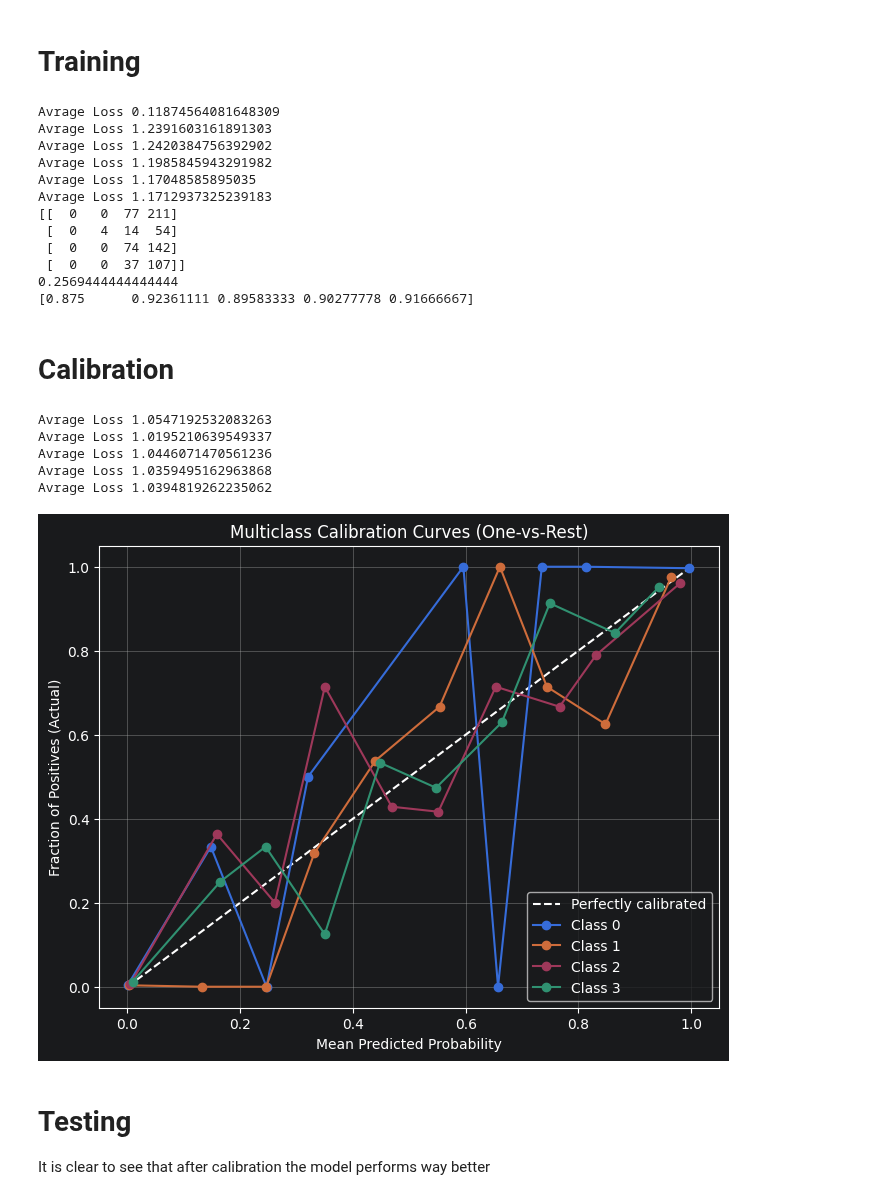
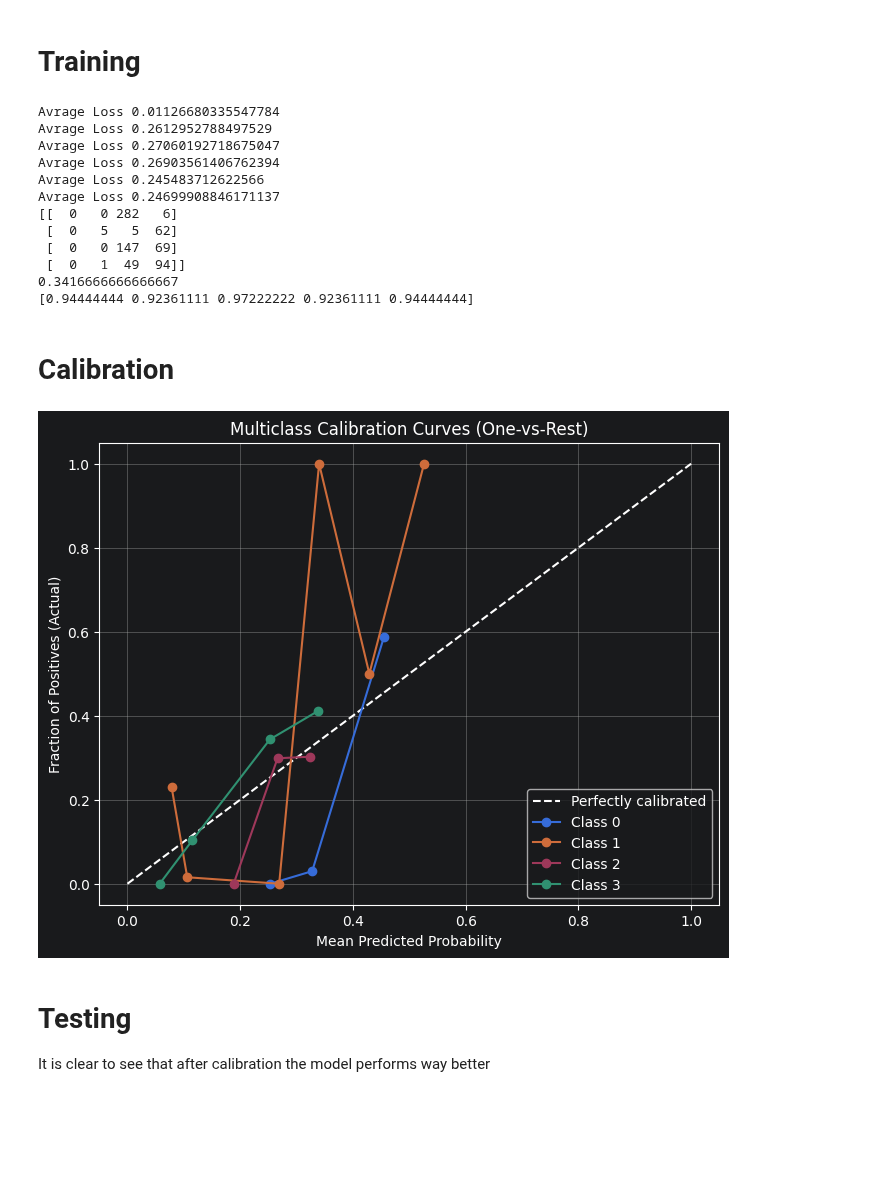
Before and after one commit to xXKeNdAmAmAsTeRXx/Deep_Learning_Labs, a Jupyter notebook: Lab9/4_real_data_calibration.ipynb, the cells around one changed output. Cells and saved outputs as stored; diff of their text form; code cells hidden in the pictures; blank space fills up the shorter version.

```diff
--- a/Lab9/4_real_data_calibration.ipynb
+++ b/Lab9/4_real_data_calibration.ipynb
@@ -223,7 +223,7 @@ model_parameter = {
 
 model = MLPClassifier(**model_parameter)
 weights = compute_class_weight(class_weight='balanced', classes=classes, y=y)
-clf = MyWrapper(model=model, classes=classes, epochs=5, batch_size=32, lr=1e-3)
+clf = MyWrapper(model=model, classes=classes, batch_size=32, lr=1e-3)
 
 clf.fit(X_train, y_train.astype(np.int64), sample_weight=weights)
 y_pred = clf.predict(X_val)
@@ -232,18 +232,18 @@ print(confusion_matrix(y_val, y_pred))
 print(accuracy_score(y_val, y_pred))
 print(scores)
 # %% [output]
-Avrage Loss 0.11874564081648309
-Avrage Loss 1.2391603161891303
-Avrage Loss 1.2420384756392902
-Avrage Loss 1.1985845943291982
-Avrage Loss 1.17048585895035
-Avrage Loss 1.1712937325239183
-[[  0   0  77 211]
- [  0   4  14  54]
- [  0   0  74 142]
- [  0   0  37 107]]
-0.2569444444444444
-[0.875      0.92361111 0.89583333 0.90277778 0.91666667]
+Avrage Loss 0.01126680335547784
+Avrage Loss 0.2612952788497529
+Avrage Loss 0.27060192718675047
+Avrage Loss 0.26903561406762394
+Avrage Loss 0.245483712622566
+Avrage Loss 0.24699908846171137
+[[  0   0 282   6]
+ [  0   5   5  62]
+ [  0   0 147  69]
+ [  0   1  49  94]]
+0.3416666666666667
+[0.94444444 0.92361111 0.97222222 0.92361111 0.94444444]
 # %% [markdown]
 # Calibration
 # %%
@@ -251,8 +251,8 @@ from sklearn.calibration import CalibratedClassifierCV
 from sklearn.calibration import calibration_curve
 import matplotlib.pyplot as plt
 
-#calibrated_clf = CalibratedClassifierCV(clf, method='sigmoid')
-calibrated_clf = CalibratedClassifierCV(clf, method='isotonic', cv=None)
+calibrated_clf = CalibratedClassifierCV(clf, method='sigmoid', cv = 'prefit')
+# calibrated_clf = CalibratedClassifierCV(clf, method='isotonic', cv=None)
 # calibrated_clf = CalibratedClassifierCV(clf,method='temperature')
 calibrated_clf.fit(X_cal, y_cal)
 
@@ -266,39 +266,34 @@ plt.figure(figsize=(8, 6))
 
 # Plot the diagonal reference line (Perfect Calibration)
 plt.plot([0, 1], [0, 1], "w--", label="Perfectly calibrated")
 
 # Loop through each of your 4 classes
 for class_idx in range(4):
     # Convert multi-class labels into binary labels for the current class
     y_true_binary = (y_true == class_idx).astype(int)
 
     # Extract the predicted probabilities for the current class
     y_prob_class = calibrated_probs[:, class_idx]
 
     # Calculate calibration curve
     # n_bins=5 to 10 is usually standard depending on your dataset size
     prob_true, prob_pred = calibration_curve(
         y_true_binary, y_prob_class, n_bins=10, strategy="uniform"
     )
 
     # Plot the curve for this specific class
     plt.plot(
         prob_pred, prob_true, marker="o", label=f"Class {class_idx}"
     )
 
 plt.xlabel("Mean Predicted Probability")
 plt.ylabel("Fraction of Positives (Actual)")
 plt.title("Multiclass Calibration Curves (One-vs-Rest)")
 plt.legend(loc="lower right")
 plt.grid(True)
 plt.show()
 # %% [output]
-Avrage Loss 1.0547192532083263
-Avrage Loss 1.0195210639549337
-Avrage Loss 1.0446071470561236
-Avrage Loss 1.0359495162963868
-Avrage Loss 1.0394819262235062
-[figure, old version]
+[figure, new version]
 # %% [markdown]
 # Testing
 It is clear to see that after calibration the model performs way better
```
Also changed, not shown: parts of 3 cells of this notebook.
